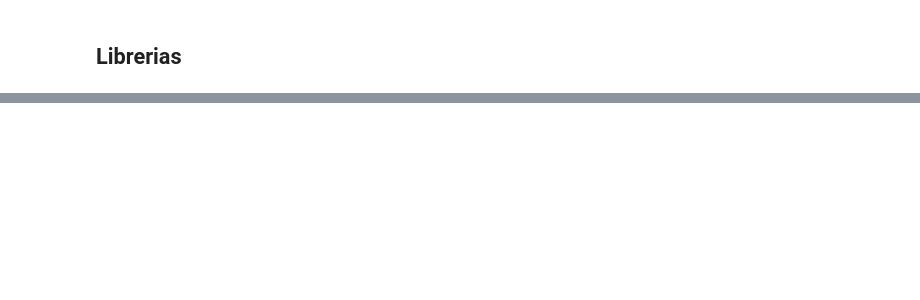
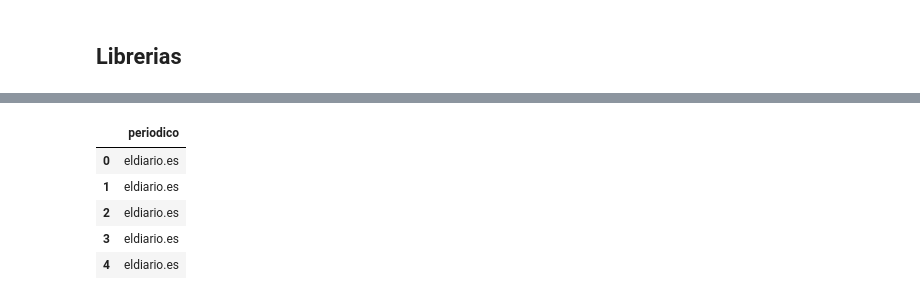
Before and after one commit to avaljuan/NLP_trabajo, a Jupyter notebook: Analisis.ipynb, the cells around one changed output, grey strips where cells are left out. Saved outputs shown, nothing was run; the diff lists cells and outputs as text; code cells hidden in the pictures; blank space fills up the shorter version.

```diff
--- a/Analisis.ipynb
+++ b/Analisis.ipynb
@@ -367,0 +338,10 @@ plt.show()
+# %%
+y1 = df[['periodico']]
+y1.head(5)
+# %% [output]
+|  | periodico |
+| 0 | eldiario.es |
+| 1 | eldiario.es |
+| 2 | eldiario.es |
+| 3 | eldiario.es |
+| 4 | eldiario.es |
```
Also changed, not shown: parts of 74 cells of this notebook, 17 other files.
